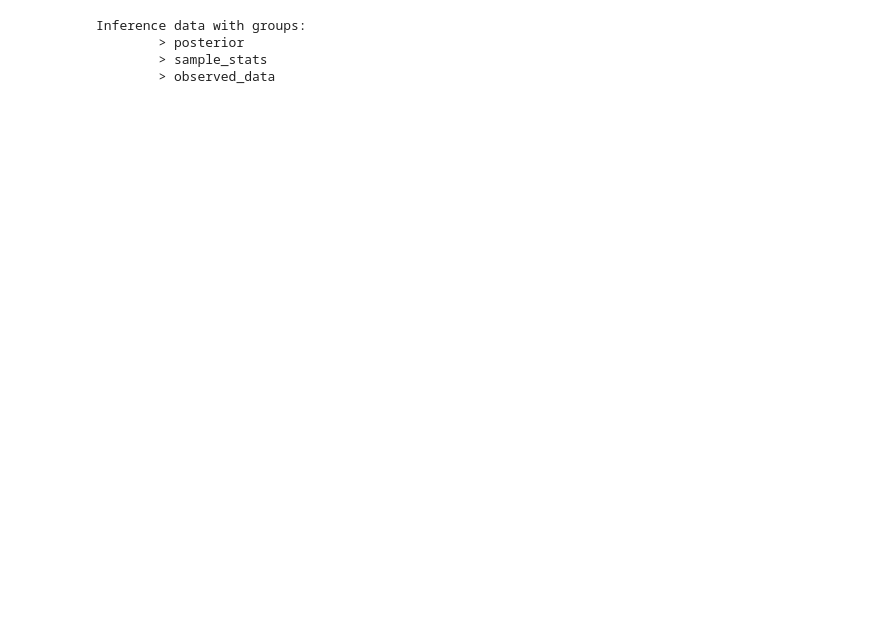
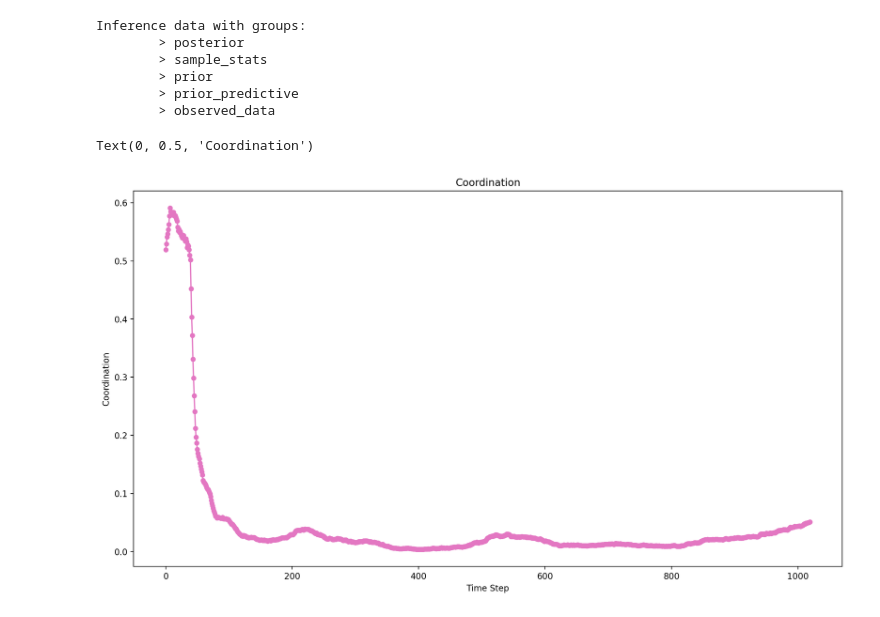
Before and after one commit to paulosoaresua/tomcat-coordination_analysis, a Jupyter notebook: notebooks/Publication 2023.ipynb, the cells around one changed output. Drawn from its saved outputs; the diff is of its cells as text; code cells hidden in the pictures; blank space fills up the shorter version.

Commit message:
Inferring initial coordination.

```diff
--- a/notebooks/Publication 2023.ipynb
+++ b/notebooks/Publication 2023.ipynb
@@ -8,6 +16,6 @@ import pickle
 # %%
 # Inspect saved Inference Data onject
-DATA_DIR="/Users/paulosoares/data/publication_2023/baseline_task/inference/brain/2023.02.21--09.52.51/exp_2022_10_14_10"
+DATA_DIR="/Users/paulosoares/data/publication_2023/asist_usar_task/inferences/vocalic/2_features/T000671"
 with open(f"{DATA_DIR}/inference_data.pkl", "rb") as f:
     idata = pickle.load(f)
 
@@ -16,4 +24,24 @@ idata
 Inference data with groups:
         > posterior
         > sample_stats
+        > prior
+        > prior_predictive
         > observed_data
+# %%
+posterior_samples = VocalicModel.inference_data_to_posterior_samples(idata)
+
+T = posterior_samples.coordination.sizes["coordination_time"]
+C = posterior_samples.coordination.sizes["chain"]
+N = posterior_samples.coordination.sizes["draw"]
+stacked_coordination_samples = posterior_samples.coordination.stack(chain_plus_draw=("chain", "draw"))
+
+fig = plt.figure(figsize=(15, 8))
+# plt.plot(np.arange(T)[:, None].repeat(N * C, axis=1), stacked_coordination_samples, color="tab:blue", alpha=0.3)
+plt.plot(np.arange(T), posterior_samples.coordination.mean(dim=["chain", "draw"]), color="tab:pink", alpha=1,
+         marker="o", markersize=5)
+plt.title(f"Coordination")
+plt.xlabel(f"Time Step")
+plt.ylabel(f"Coordination")
+# %% [output]
+Text(0, 0.5, 'Coordination')
+[figure, added]
```
Also changed, not shown: parts of 3 cells of this notebook, 12 other files.
